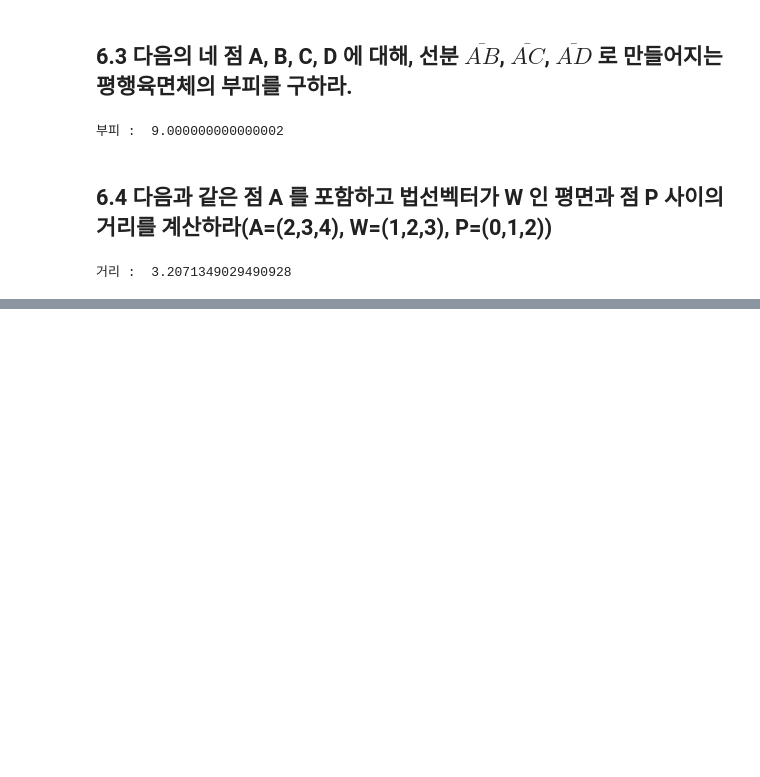
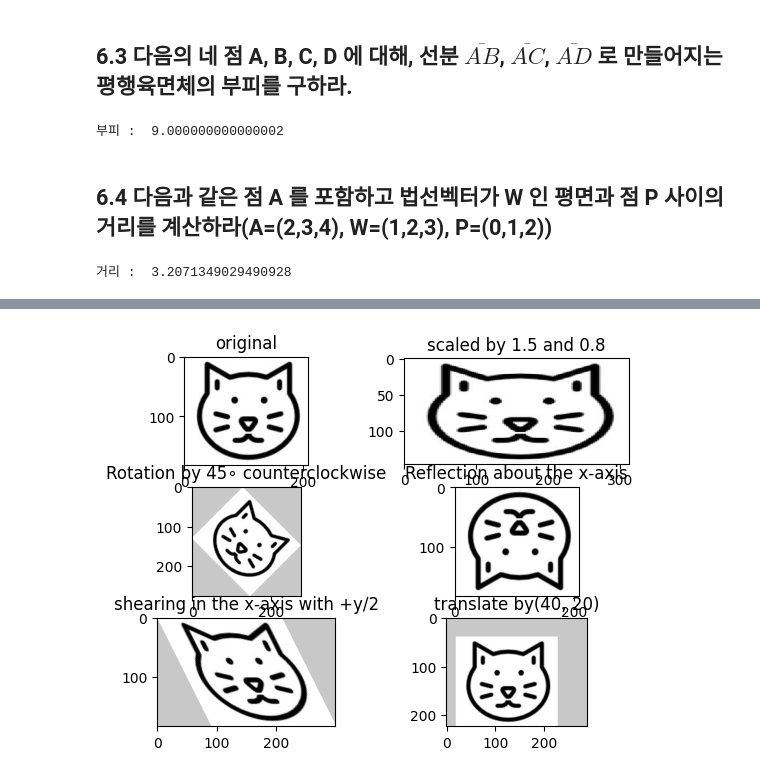
Before and after one commit to sigmadream/practice-linear, a Jupyter notebook: Textbook_Solutions.ipynb, the cells around one changed output, grey strips where cells are left out. Drawn from its saved outputs; the diff is of its cells as text; code cells hidden in the pictures; blank space fills up the shorter version.

```diff
--- a/Textbook_Solutions.ipynb
+++ b/Textbook_Solutions.ipynb
@@ -654,0 +658,90 @@ print("거리 : ", dist_pt_to_pl(A, W, P))
+# %%
+import numpy as np
+import matplotlib.pyplot as plt
+import imageio as im
+import im
+
+def linear_transformation(src, a): # 선형변환 수행 함수
+    M, N, _ = src.shape # M : y축 방향 크기, N : x축 방향 크기
+    corners = np.array([[0, 0, N-1, N-1], [0, M-1, 0, M-1]]) # 이미지 코너 위치
+    new_points = a.dot(corners).astype(int) # 코너 위치의 선형변환 결과
+    xcoord = new_points[0,:] # x축 좌푯값
+    ycoord = new_points[1,:] # y축 좌푯값
+    minx = np.amin(xcoord)
+    maxx = np.amax(xcoord)
+    miny = np.amin(ycoord)
+    maxy = np.amax(ycoord)
+
+    newN = maxx-minx+1 # 선형변환 후 x축 방향 이미지 크기
+    newM = maxy-miny+1 # 선형변환 후 y축 방향 이미지 크기
+    dest = np.full((newM, newN, 3), 200) # 출력 이미지 생성
+    y = miny
+    for i in range(newM):
+        x = minx
+        for j in range(newN):
+            pts = np.array([[x],[y]])
+            # 출력 이미지의 (x,y) 위치에 대응하는 원본 이미지의 위치 계산 : 역행렬 사용
+            newpts = np.linalg.inv(a).dot(pts).round().astype(int)
+            if (newpts[0] >= 0 and newpts[0] < N and newpts[1] >= 0
+                and newpts[1] < M):
+                dest[i,j,:] = src[newpts[1],newpts[0],:]
+            x = x+1
+        y = y+1
+    return dest
+
+def translate(src, d): # d[0]: x축 이동, d[1]: y축 이동
+    M, N, _ = src.shape # N : x축, M : y축
+    steps = np.absolute(d)
+
+    newM = M + 2*steps[1]
+    newN = N + 2*steps[0]
+    dest = np.full((newM, newN, 3), 200) # 출력 이미지 생성
+    for i in range(newM):
+        for j in range(newN):
+            yp = i-d[0]
+            xp = j-d[1]
+            if xp >= 0 and xp < N and yp >= 0 and yp < M:
+                dest[i,j,:] = src[yp, xp, :]
+    return dest
+
+src = im.imread('Cat.jpg') # 이미지 파일 읽기
+plt.subplot(3,2,1) # 3행 2열로 분할하여 첫 번째 위치 선택
+plt.title('original') # 제목 출력
+plt.imshow(src) # 이미지 출력
+
+# x축 방향으로 1.5배 확대, y축 방향으로 0.8배 축소
+a = np.array([[1.5, 0],[0, 0.8]])
+dst = linear_transformation(src, a)
+plt.subplot(3,2,2)
+plt.title('scaled by 1.5 and 0.8')
+plt.imshow(dst)
+
+# 반시계방향으로 45° 회전
+alpha = np.pi/4
+a = np.array([[np.cos(alpha), -np.sin(alpha)], [np.sin(alpha), np.cos(alpha)]])
+dst = linear_transformation(src, a)
+plt.subplot(3,2,3)
+plt.title('Rotation by 45∘ counterclockwise')
+plt.imshow(dst)
+
+# x축을 기준으로 반사
+a = np.array([[1, 0], [0, -1]])
+dst = linear_transformation(src, a)
+plt.subplot(3,2,4)
+plt.title('Reflection about the x-axis')
+plt.imshow(dst)
+# x축 방향으로 +y/2만큼 층밀림
+a = np.array([[1, .5], [0, 1]])
+dst = linear_transformation(src, a)
+plt.subplot(3,2,5)
+plt.title('shearing in the x-axis with +y/2')
+plt.imshow(dst)
+
+# x축 방향으로 40, y축 방향으로 20만큼 평행이동
+dst = translate(src, [40, 20])
+plt.subplot(3,2,6)
+plt.title('translate by(40, 20)')
+plt.imshow(dst)
+plt.show() # 화면에 보이기
+# %% [output]
+[figure, added]
```
Also changed, not shown: parts of 23 cells of this notebook, 11 other files.
